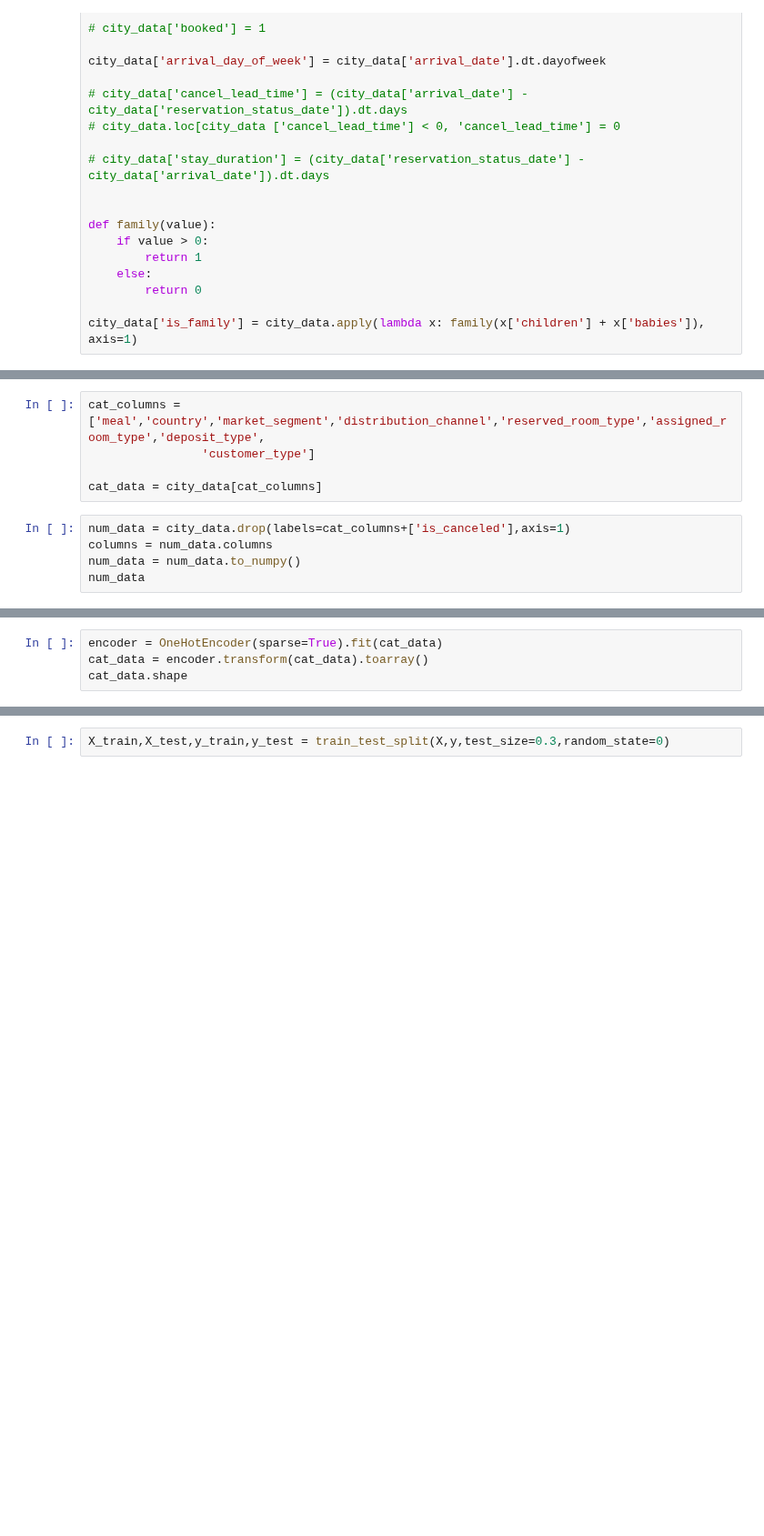
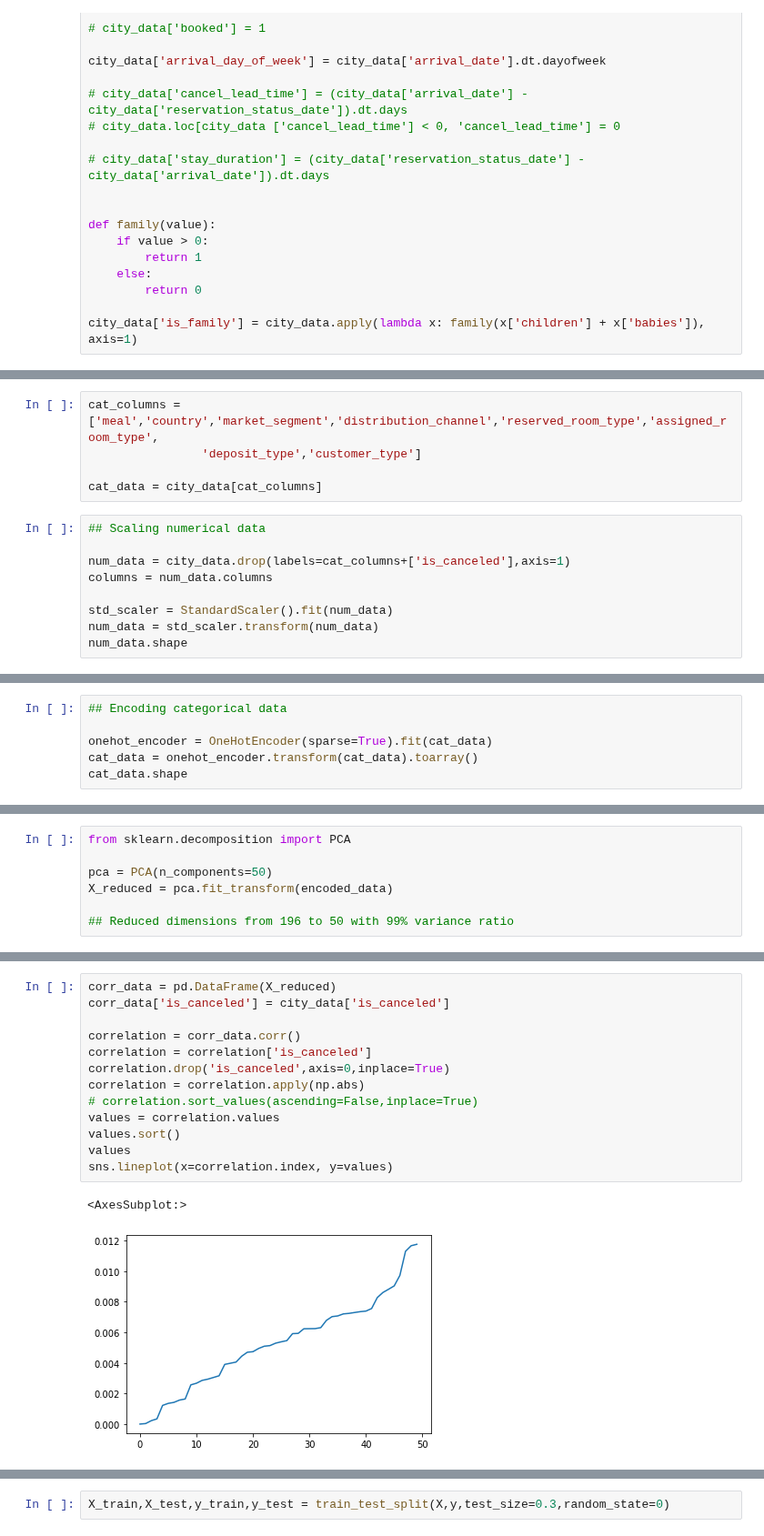
Before and after one commit to vikram0230/RoomWise, a Jupyter notebook: model_cancellation.ipynb, the cells around one changed output, grey strips where cells are left out. Shown at 91% size. Saved outputs shown, nothing was run; the diff lists cells and outputs as text; blank space fills up the shorter version.

```diff
--- a/model_cancellation.ipynb
+++ b/model_cancellation.ipynb
@@ -147,11 +160,15 @@ city_data
 # %%
-cat_columns = ['meal','country','market_segment','distribution_channel','reserved_room_type','assigned_room_type','deposit_type',
-                'customer_type']
+cat_columns = ['meal','country','market_segment','distribution_channel','reserved_room_type','assigned_room_type',
+                'deposit_type','customer_type']
 
 cat_data = city_data[cat_columns]
 # %%
+## Scaling numerical data
+
 num_data = city_data.drop(labels=cat_columns+['is_canceled'],axis=1)
 columns = num_data.columns
-num_data = num_data.to_numpy()
-num_data
+
+std_scaler = StandardScaler().fit(num_data)
+num_data = std_scaler.transform(num_data)
+num_data.shape
 # %% [output]
@@ -171,5 +176,7 @@ from sklearn.metrics import mean_squared_error,mean_absolute_percentage_error,co
 # %%
-encoder = OneHotEncoder(sparse=True).fit(cat_data)
-cat_data = encoder.transform(cat_data).toarray()
+## Encoding categorical data
+
+onehot_encoder = OneHotEncoder(sparse=True).fit(cat_data)
+cat_data = onehot_encoder.transform(cat_data).toarray()
 cat_data.shape
 # %% [output]
@@ -231,0 +196,7 @@ y = city_data['is_canceled']
+# %%
+from sklearn.decomposition import PCA
+
+pca = PCA(n_components=50)
+X_reduced = pca.fit_transform(encoded_data)
+
+## Reduced dimensions from 196 to 50 with 99% variance ratio
@@ -231,0 +216,16 @@ y = city_data['is_canceled']
+# %%
+corr_data = pd.DataFrame(X_reduced)
+corr_data['is_canceled'] = city_data['is_canceled']
+
+correlation = corr_data.corr()
+correlation = correlation['is_canceled']
+correlation.drop('is_canceled',axis=0,inplace=True)
+correlation = correlation.apply(np.abs)
+# correlation.sort_values(ascending=False,inplace=True)
+values = correlation.values
+values.sort()
+values
+sns.lineplot(x=correlation.index, y=values)
+# %% [output]
+<AxesSubplot:>
+[figure, added]
```
Also changed, not shown: parts of 53 cells of this notebook, 6 other files.
